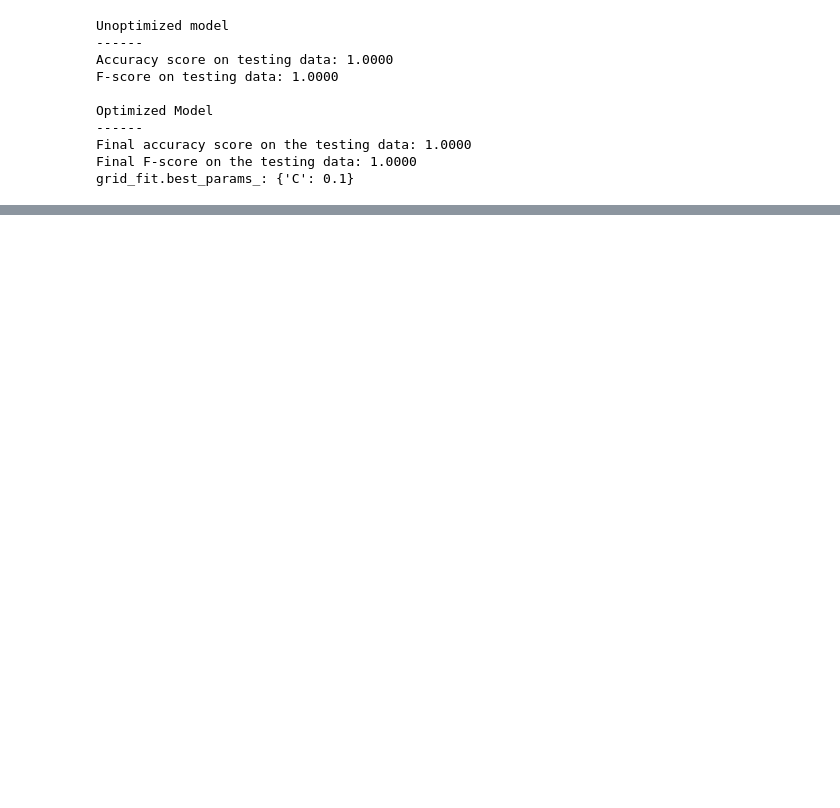
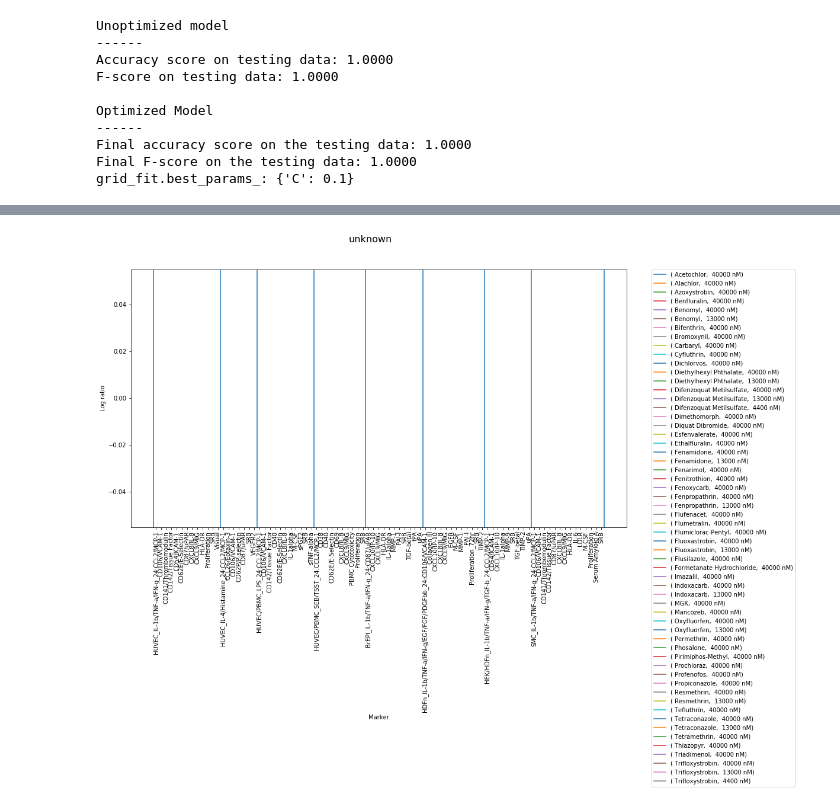
Before and after one commit to AntalBerenyi/SVM, a Jupyter notebook: Notebooks/Predict mTOR inhibitor Mechanism.ipynb, the cells around one changed output, grey strips where cells are left out. Saved outputs shown, nothing was run; the diff lists cells and outputs as text; code cells hidden in the pictures; blank space fills up the shorter version.

```diff
--- a/Notebooks/Predict mTOR inhibitor Mechanism.ipynb
+++ b/Notebooks/Predict mTOR inhibitor Mechanism.ipynb
@@ -326,0 +502,20 @@ target_mechanism = 'mTOR inhibitor'
+# %%
+# plot matched profiles
+
+
+ax = matches.T.plot(
+    figsize=(15,8),
+    sharey=True,
+    subplots=False,
+    x=matches.columns.get_level_values(1));
+plt.legend(bbox_to_anchor=(1.05, 1), loc=2, borderaxespad=0.);
+x, x_labels, v_line_positions = pr.v_line_positions();
+plt.xticks(x, x_labels, rotation='vertical');
+plt.ylabel('Log ratio');
+plt.suptitle('unknown', fontsize = 16)
+# add vertical lines
+for lp in v_line_positions:
+    plt.axvline(x=lp-0.5)
+plt.show()
+# %% [output]
+[figure, added]
```
Also changed, not shown: parts of 26 cells of this notebook, 7 other files.
